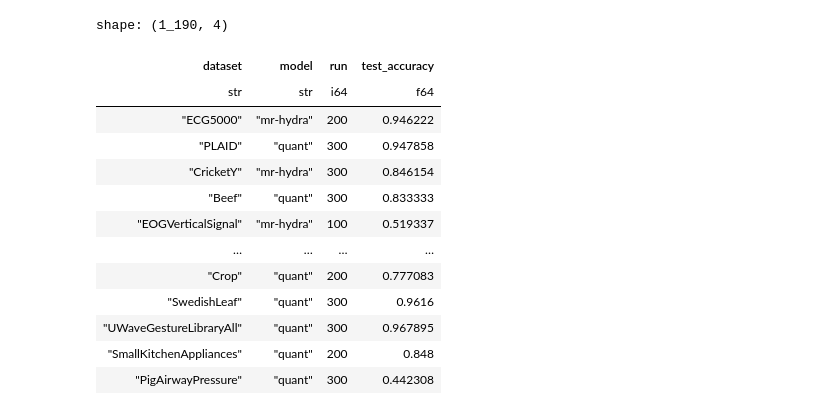
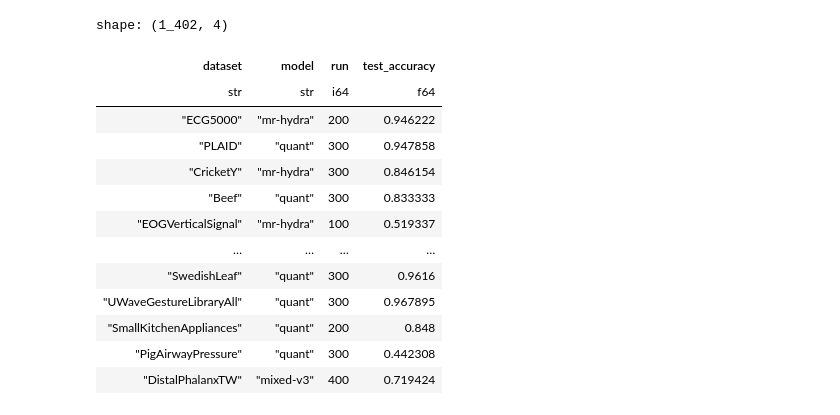
Before and after one commit to gasperpetelin/TSCGlue, a Jupyter notebook: 042-stacking-2.ipynb, the cells around one changed output. Saved outputs shown, nothing was run; the diff lists cells and outputs as text; code cells hidden in the pictures.

```diff
--- a/042-stacking-2.ipynb
+++ b/042-stacking-2.ipynb
@@ -75,23 +76,23 @@ To enable the following instructions: AVX2 FMA, in other operations, rebuild Ten
 #
 #weights
 # %%
-df = pl.read_parquet("experiments/stacking_run_v1/*.parquet").filter(pl.col('model') != 'mixed-v2')
+df = pl.read_parquet("experiments/stacking_run_v1/*.parquet").filter(pl.col('model') != 'mixed-v2').filter(pl.col('model') != 'mixed')
 df
 # %% [output]
-shape: (1_190, 4)
+shape: (1_402, 4)
 | dataset | model | run | test_accuracy |
 | str | str | i64 | f64 |
 | "ECG5000" | "mr-hydra" | 200 | 0.946222 |
 | "PLAID" | "quant" | 300 | 0.947858 |
 | "CricketY" | "mr-hydra" | 300 | 0.846154 |
 | "Beef" | "quant" | 300 | 0.833333 |
 | "EOGVerticalSignal" | "mr-hydra" | 100 | 0.519337 |
 | … | … | … | … |
-| "Crop" | "quant" | 200 | 0.777083 |
 | "SwedishLeaf" | "quant" | 300 | 0.9616 |
 | "UWaveGestureLibraryAll" | "quant" | 300 | 0.967895 |
 | "SmallKitchenAppliances" | "quant" | 200 | 0.848 |
 | "PigAirwayPressure" | "quant" | 300 | 0.442308 |
+| "DistalPhalanxTW" | "mixed-v3" | 400 | 0.719424 |
 # %%
 from aeon.visualisation import plot_critical_difference
 # %%
```
Also changed, not shown: parts of 8 cells of this notebook, 4 other files.
